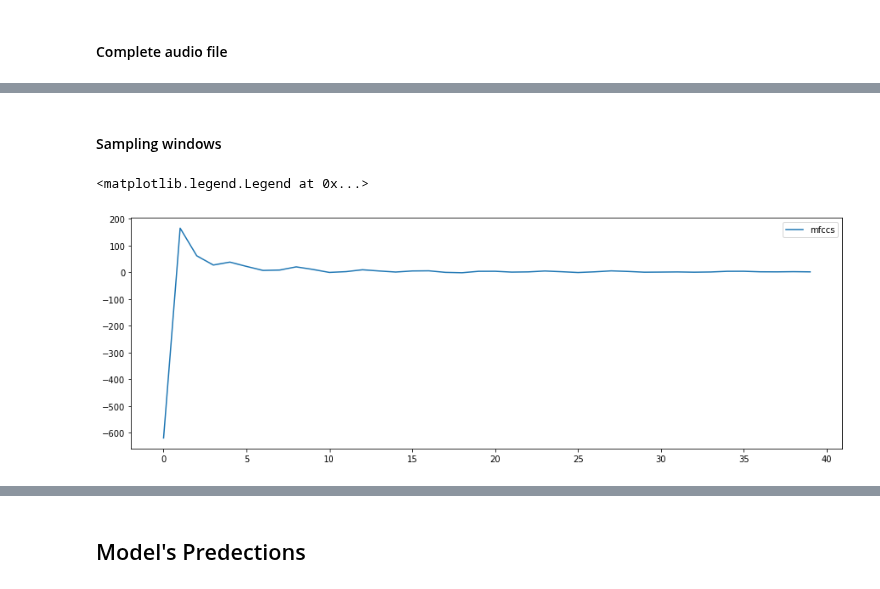
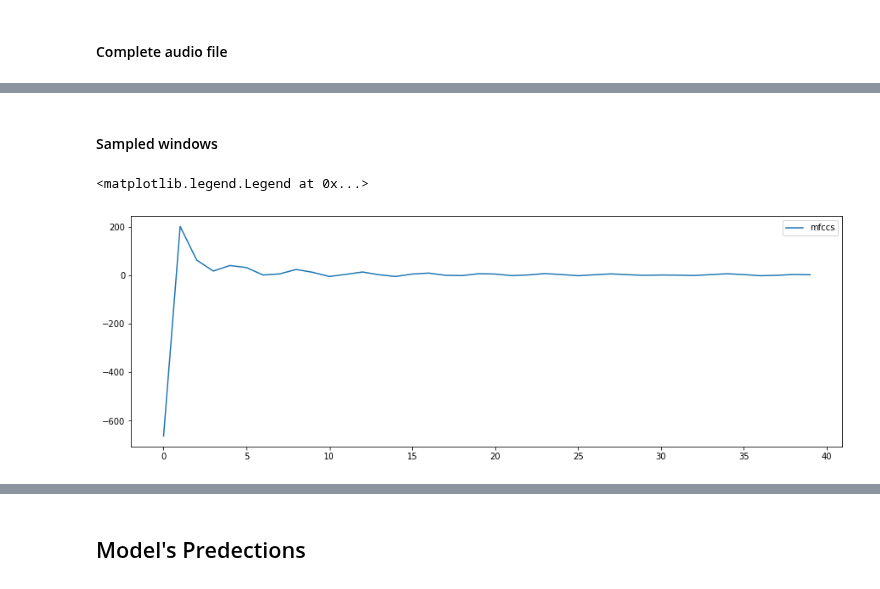
Before and after one commit to blackmountainb/taad-project, a Jupyter notebook: code/Model_Predict.ipynb, the cells around one changed output, grey strips where cells are left out. Cells and saved outputs as stored; diff of their text form; code cells hidden in the pictures.

Commit message:
Spectrum of sampled windows added

```diff
--- a/code/Model_Predict.ipynb
+++ b/code/Model_Predict.ipynb
@@ -147,9 +129,10 @@ plt.legend()
 # %% [markdown]
-#### Sampling windows
+#### Sampled windows
 # %%
 plt.figure(figsize=(15,5))
-plt.plot(mfccsArr[0], label='mfccs')
+mfccsArr = np.array(featuresdf.feature.tolist())
+plt.plot(mfccsArr[2], label='mfccs')
 plt.legend()
 # %% [output]
 <matplotlib.legend.Legend at 0x...>
-[figure, old version]
+[figure, new version]
```
Also changed, not shown: parts of 9 cells of this notebook.
